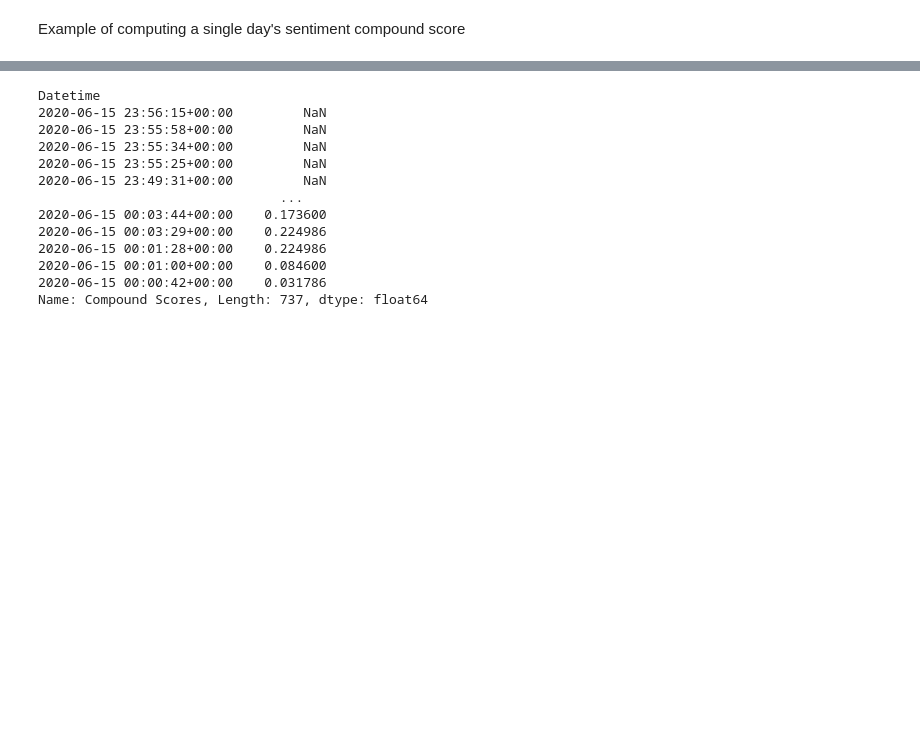
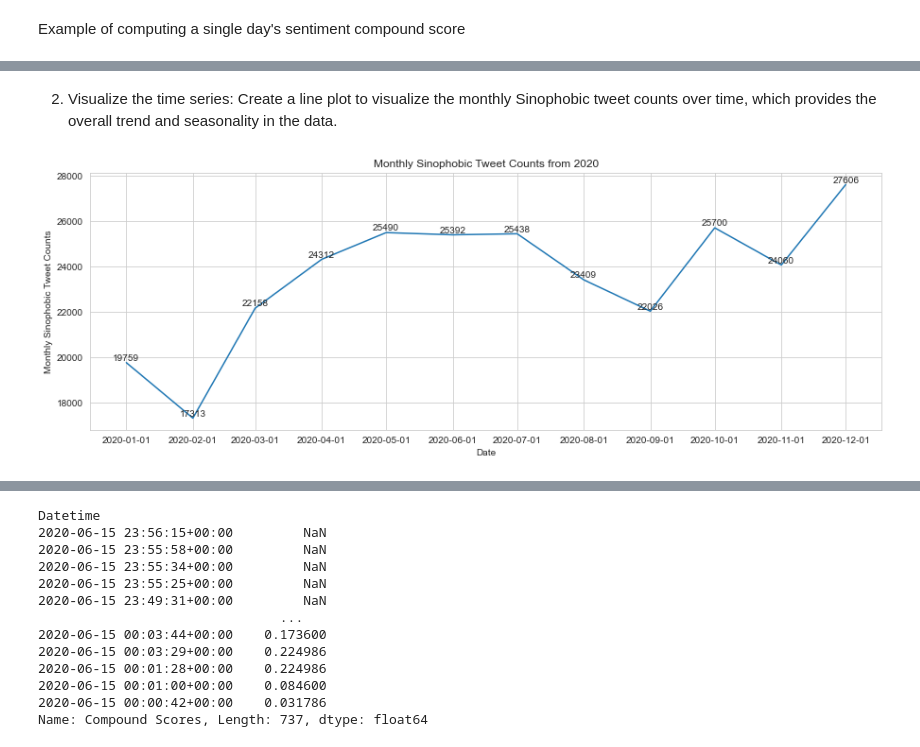
Before and after one commit to macs30200-s23/replication-materials-yuzhouw313, a Jupyter notebook: twitter_analysis.ipynb, the cells around one changed output, grey strips where cells are left out. Drawn from its saved outputs; the diff is of its cells as text; code cells hidden in the pictures; blank space fills up the shorter version.

Commit message:
started Twitter time series

```diff
--- a/twitter_analysis.ipynb
+++ b/twitter_analysis.ipynb
@@ -516,0 +529,7 @@ plt.show()
+# %%
+ts_df = pd.DataFrame(new_monthly_count_lst, columns=['tweet_counts'])
+
+# Set the index of the DataFrame to be a DatetimeIndex of the first day of each month
+ts_df.index = pd.date_range(start='2020-01-01', periods=len(new_monthly_count_lst), freq='MS')
+
+print(ts_df)
@@ -516,0 +550,14 @@ plt.show()
+# %% [markdown]
+2. Visualize the time series: Create a line plot to visualize the monthly Sinophobic tweet counts over time, which provides the overall trend and seasonality in the data.
+# %%
+fig, ax = plt.subplots(figsize=(15, 5))
+plt.plot(ts_df.index, ts_df.tweet_counts)
+plt.xlabel('Date')
+plt.ylabel('Monthly Sinophobic Tweet Counts')
+plt.title('Monthly Sinophobic Tweet Counts from 2020')
+for date, count in ts_df.iterrows():
+    ax.text(date, count.tweet_counts, str(count.tweet_counts), ha='center', va='bottom')
+ax.set_xticks(ts_df.index)
+plt.show()
+# %% [output]
+[figure, added]
```
Also changed, not shown: parts of 23 cells of this notebook.
